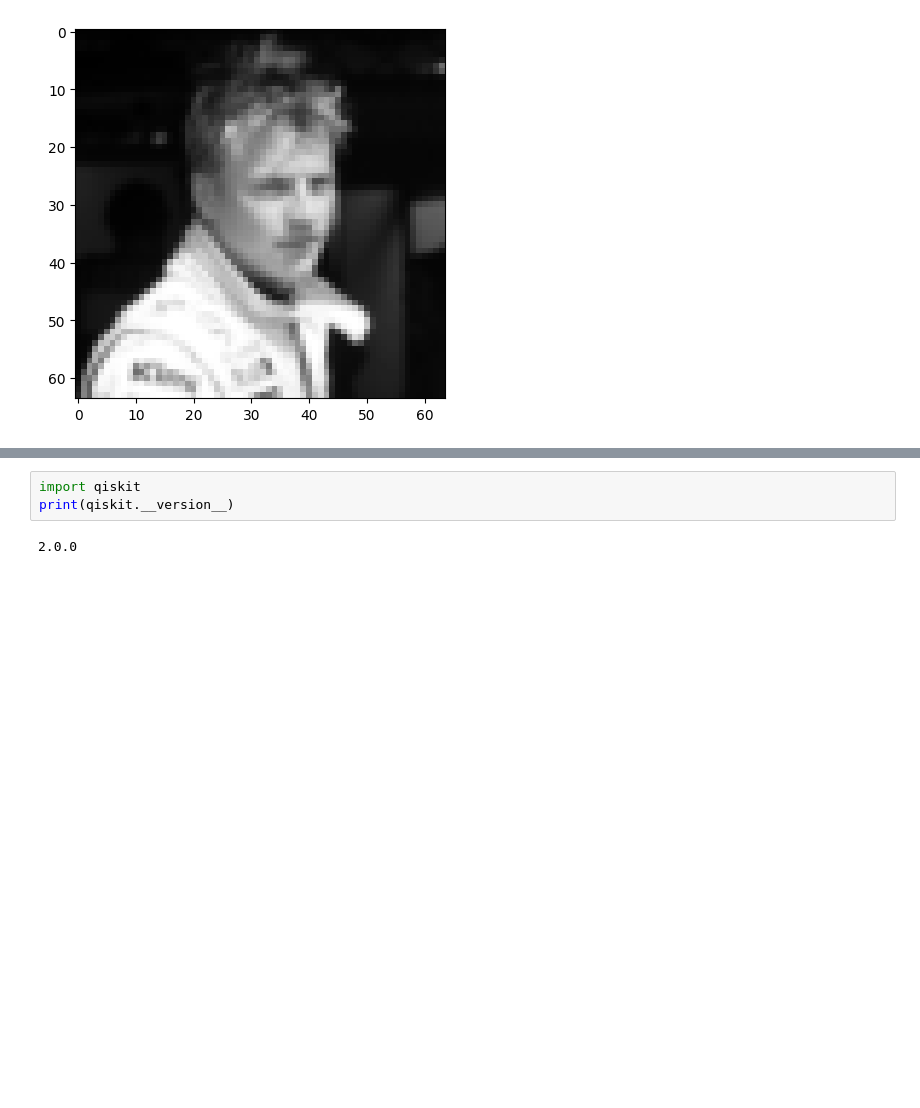
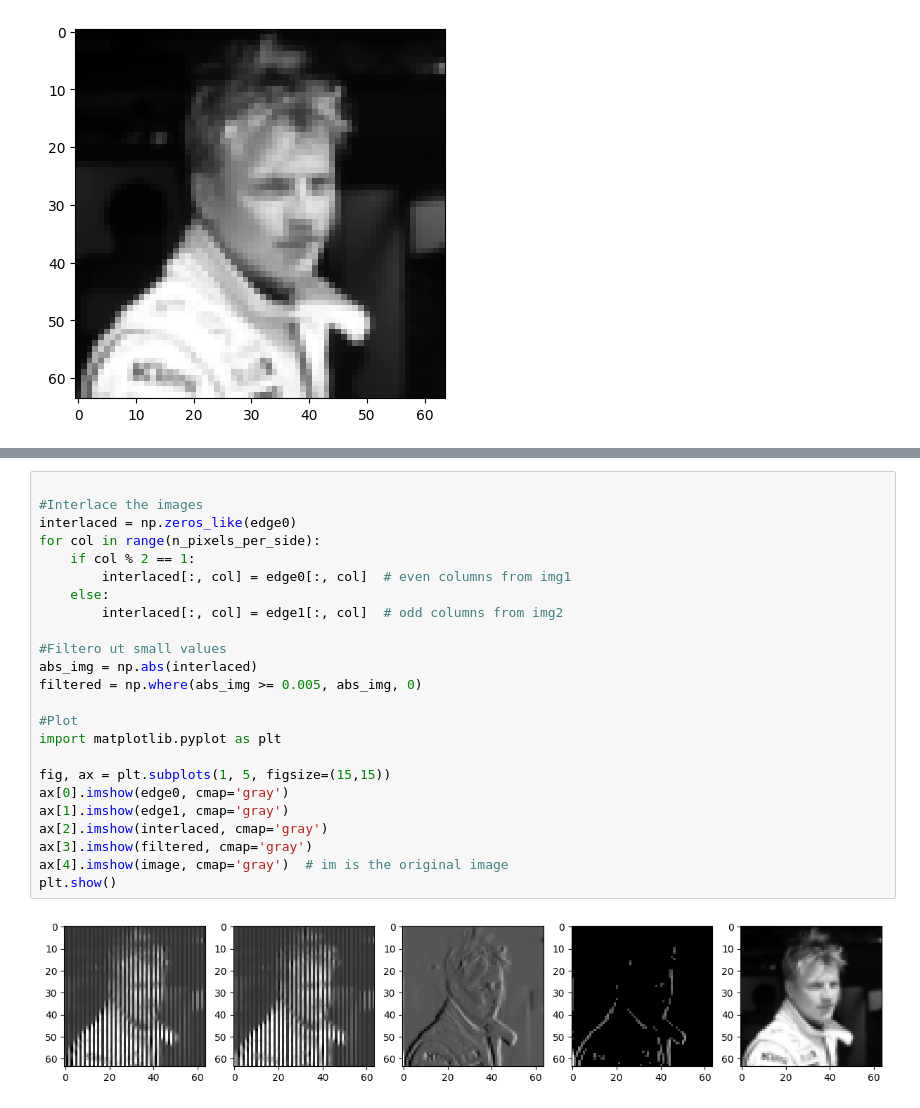
Before and after one commit to keeeeeeen/qiskitQIMP, a Jupyter notebook: edge.ipynb, the cells around one changed output, grey strips where cells are left out. Drawn from its saved outputs; the diff is of its cells as text; blank space fills up the shorter version.

```diff
--- a/edge.ipynb
+++ b/edge.ipynb
@@ -133,5 +82,26 @@ ImportError: cannot import name 'Aer' from 'qiskit' (c:\Users\kenay_mk8uzd5\Desk
-# %%
-import qiskit
-print(qiskit.__version__)
-# %% [output]
-2.0.0
+# %%
+
+#Interlace the images
+interlaced = np.zeros_like(edge0)
+for col in range(n_pixels_per_side):
+    if col % 2 == 1:
+        interlaced[:, col] = edge0[:, col]  # even columns from img1
+    else:
+        interlaced[:, col] = edge1[:, col]  # odd columns from img2
+
+#Filtero ut small values
+abs_img = np.abs(interlaced)
+filtered = np.where(abs_img >= 0.005, abs_img, 0)
+
+#Plot
+import matplotlib.pyplot as plt
+
+fig, ax = plt.subplots(1, 5, figsize=(15,15))
+ax[0].imshow(edge0, cmap='gray')
+ax[1].imshow(edge1, cmap='gray')
+ax[2].imshow(interlaced, cmap='gray')
+ax[3].imshow(filtered, cmap='gray')
+ax[4].imshow(image, cmap='gray')  # im is the original image
+plt.show()
+# %% [output]
+[figure, added]
```
Also changed, not shown: parts of 3 cells of this notebook.
